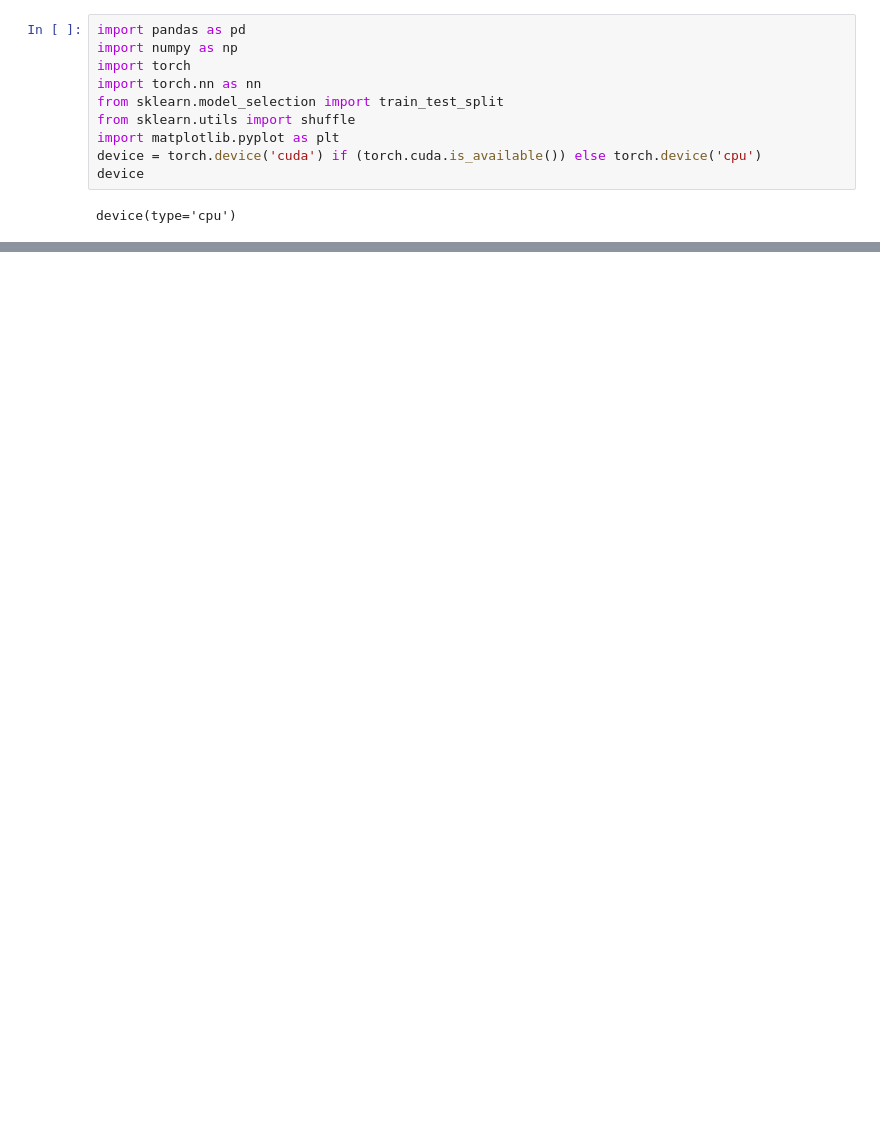
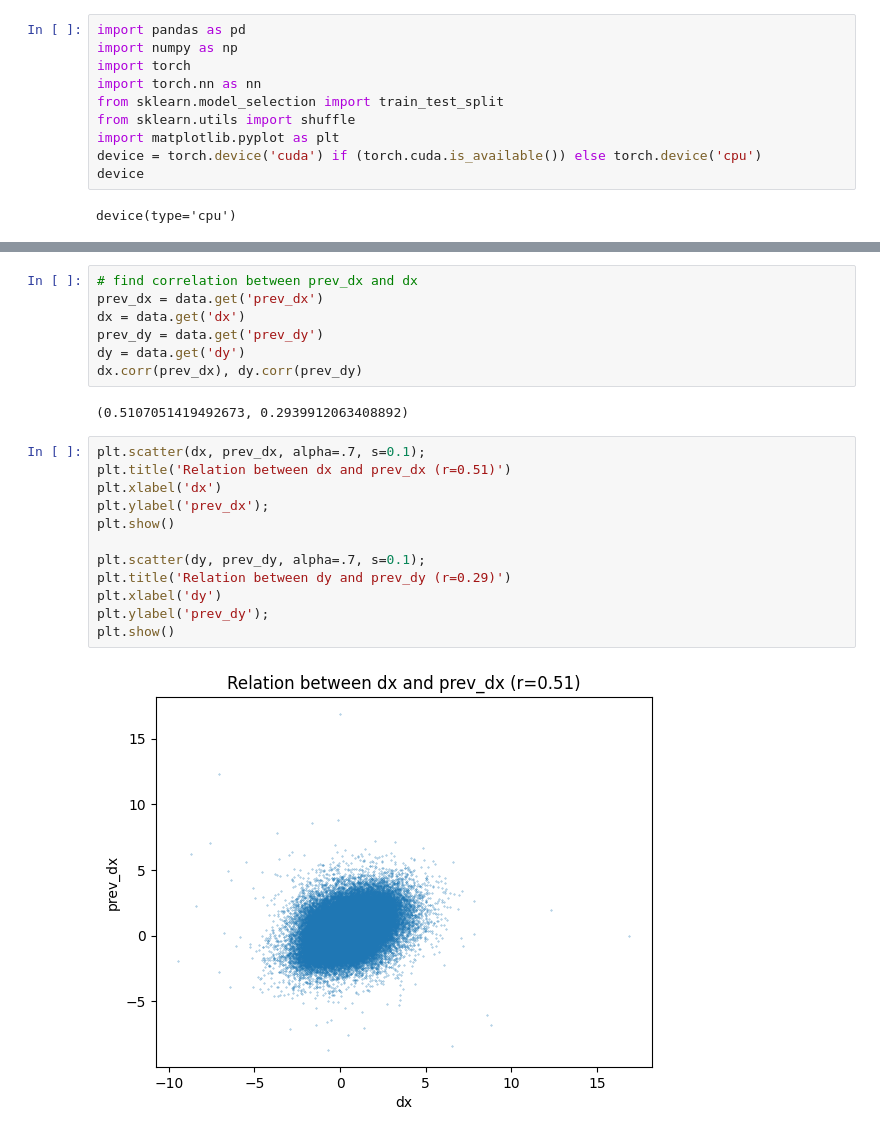
Before and after one commit to kalkulator413/argo_nn, a Jupyter notebook: train.ipynb, the cells around one changed output, grey strips where cells are left out. Drawn from its saved outputs; the diff is of its cells as text; blank space fills up the shorter version.

```diff
--- a/train.ipynb
+++ b/train.ipynb
@@ -31,0 +60,23 @@ complete
+# %%
+# find correlation between prev_dx and dx
+prev_dx = data.get('prev_dx')
+dx = data.get('dx')
+prev_dy = data.get('prev_dy')
+dy = data.get('dy')
+dx.corr(prev_dx), dy.corr(prev_dy)
+# %% [output]
+(0.5107051419492673, 0.2939912063408892)
+# %%
+plt.scatter(dx, prev_dx, alpha=.7, s=0.1);
+plt.title('Relation between dx and prev_dx (r=0.51)')
+plt.xlabel('dx')
+plt.ylabel('prev_dx');
+plt.show()
+
+plt.scatter(dy, prev_dy, alpha=.7, s=0.1);
+plt.title('Relation between dy and prev_dy (r=0.29)')
+plt.xlabel('dy')
+plt.ylabel('prev_dy');
+plt.show()
+# %% [output]
+[figure, added]
```
Also changed, not shown: parts of 11 cells of this notebook.
